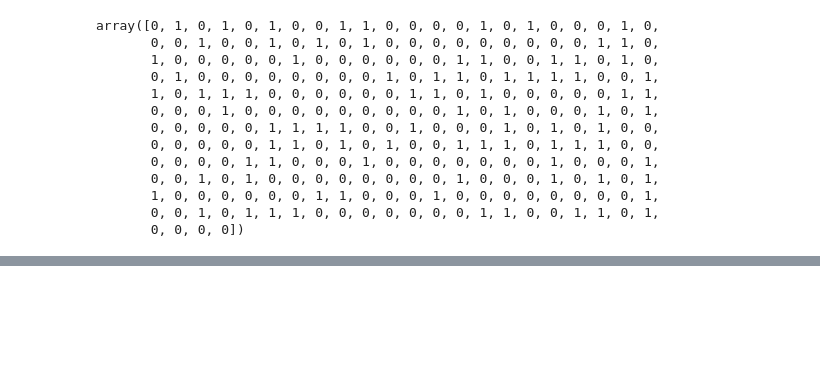
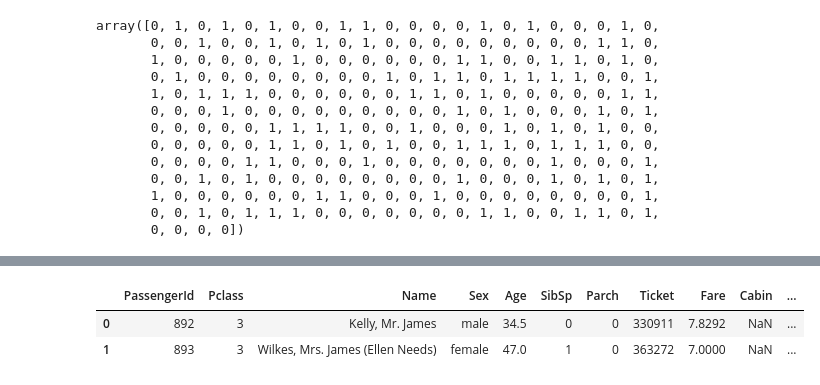
Before and after one commit to WinterBlue16/Kaggle, a Jupyter notebook: kernel03_Titanic EDA+Modeling.ipynb, the cells around one changed output, grey strips where cells are left out. Saved outputs shown, nothing was run; the diff lists cells and outputs as text; code cells hidden in the pictures; blank space fills up the shorter version.

```diff
--- a/kernel03_Titanic EDA+Modeling.ipynb
+++ b/kernel03_Titanic EDA+Modeling.ipynb
@@ -523,0 +530,3 @@ my_first_submission.to_csv("my_first_submission.csv", index=False) # Kaggle 제
+# %%
+test = pd.read_csv('../input/titanic/test.csv')
+gender_submission = pd.read_csv('../input/titanic/gender_submission.csv', index_col=0)
@@ -523,0 +552,18 @@ my_first_submission.to_csv("my_first_submission.csv", index=False) # Kaggle 제
+# %%
+test.loc[(test.Age.isnull())&(data.Initial=='Mr'), 'Age']=33
+test.loc[(test.Age.isnull())&(data.Initial=='Mrs'), 'Age']=36
+test.loc[(test.Age.isnull())&(data.Initial=='Master'), 'Age']=5
+test.loc[(test.Age.isnull())&(data.Initial=='Miss'), 'Age']=22
+test.loc[(test.Age.isnull())&(data.Initial=='Other'), 'Age']=46
+# %%
+test['Age_band'] = 0
+test.loc[test['Age']<=16, 'Age_band']=0
+test.loc[(test['Age']>16) & (test['Age']<=32), 'Age_band']=1
+test.loc[(test['Age']>32) & (test['Age']<=48), 'Age_band']=2
+test.loc[(test['Age']>48) & (test['Age']<=64), 'Age_band']=3
+test.loc[test['Age']>64, 'Age_band']=4
+test.head(2)
+# %% [output]
+|  | PassengerId | Pclass | Name | Sex | Age | SibSp | Parch | Ticket | Fare | Cabin | ... |
+| 0 | 892 | 3 | Kelly, Mr. James | male | 34.5 | 0 | 0 | 330911 | 7.8292 | NaN | ... |
+| 1 | 893 | 3 | Wilkes, Mrs. James (Ellen Needs) | female | 47.0 | 1 | 0 | 363272 | 7.0000 | NaN | ... |
```
Also changed, not shown: parts of 17 cells of this notebook.
